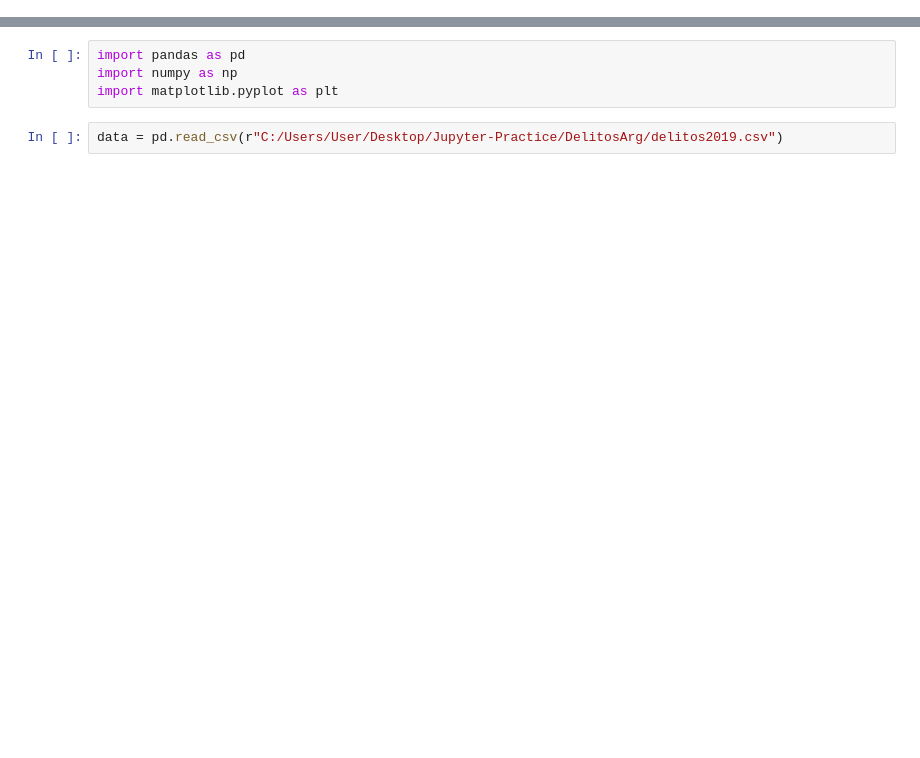
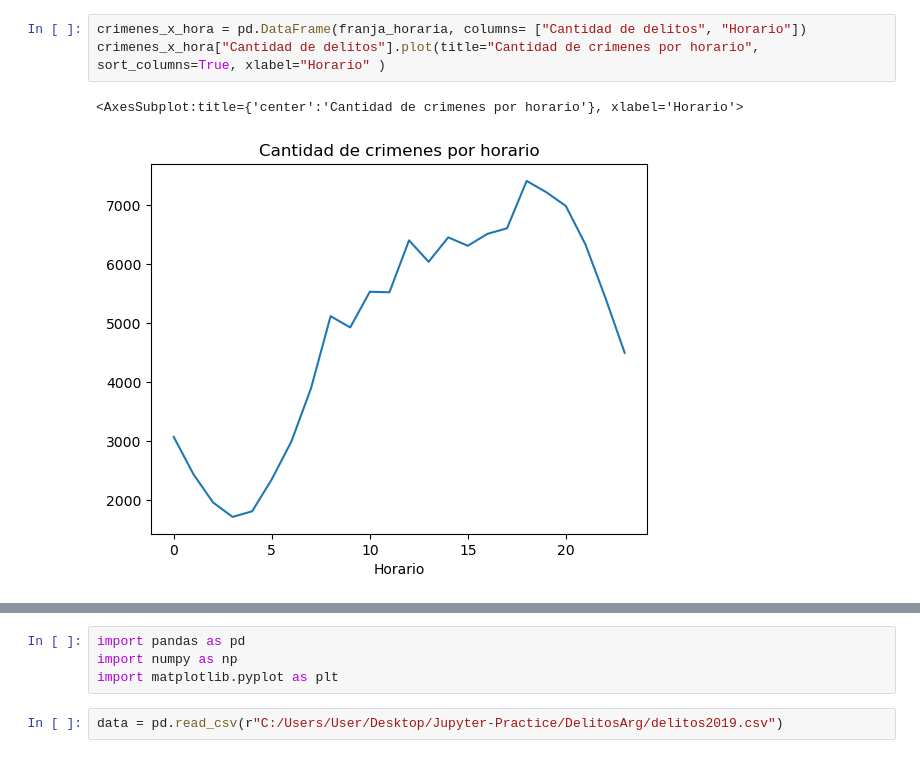
Before and after one commit to monardop/Jupyter-Practice, a Jupyter notebook: DelitosArg/DelitosArg.ipynb, the cells around one changed output, grey strips where cells are left out. Cells and saved outputs as stored; diff of their text form; blank space fills up the shorter version.

```diff
--- a/DelitosArg/DelitosArg.ipynb
+++ b/DelitosArg/DelitosArg.ipynb
@@ -5,0 +13,6 @@ Este trabajo trata de analizar esta problemática con las herramientas vistas en
+# %%
+crimenes_x_hora = pd.DataFrame(franja_horaria, columns= ["Cantidad de delitos", "Horario"])
+crimenes_x_hora["Cantidad de delitos"].plot(title="Cantidad de crimenes por horario", sort_columns=True, xlabel="Horario" )
+# %% [output]
+<AxesSubplot:title={'center':'Cantidad de crimenes por horario'}, xlabel='Horario'>
+[figure, added]
```
Also changed, not shown: parts of 15 cells of this notebook.
